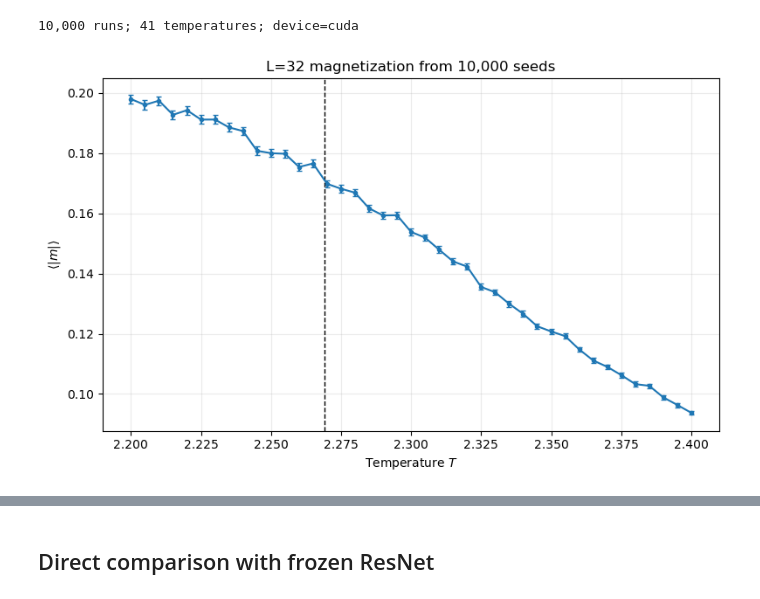
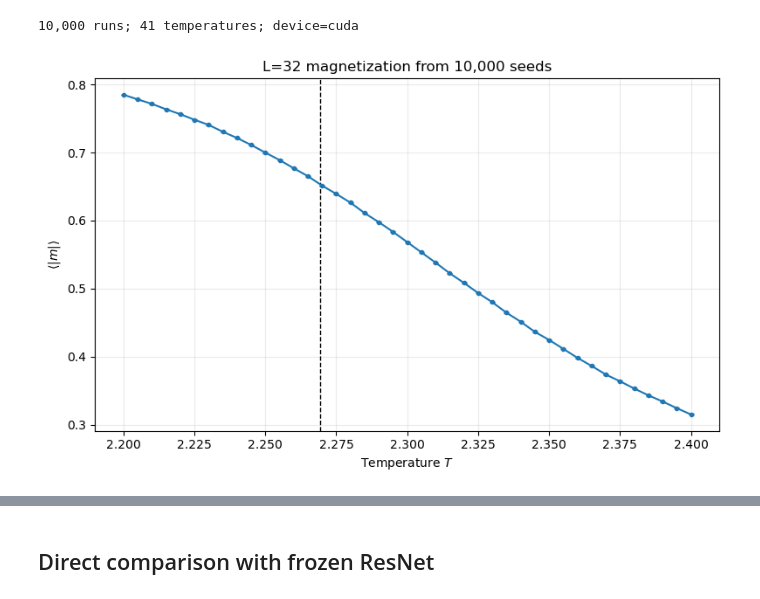
Before and after one commit to lledson425/Summer25, a Jupyter notebook: notebooks/ising/ising32_raw_pca_analysis.ipynb, the cells around one changed output, grey strips where cells are left out. Cells and saved outputs as stored; diff of their text form; code cells hidden in the pictures.

Commit message:
Fix L32 magnetization and clarify PC maps

```diff
--- a/notebooks/ising/ising32_raw_pca_analysis.ipynb
+++ b/notebooks/ising/ising32_raw_pca_analysis.ipynb
@@ -37,36 +37,54 @@ if not MEAN_SPINS_PATH.exists():
     mean_spins = np.lib.format.open_memmap(
         MEAN_SPINS_PATH, mode="w+", dtype=np.float16,
         shape=(N_RUNS, N_TEMPERATURES, L, L),
     )
     magnetization = np.lib.format.open_memmap(
         MAG_PATH, mode="w+", dtype=np.float32,
         shape=(N_RUNS, N_TEMPERATURES),
     )
     for run_index, run_dir in enumerate(runs):
         name = run_dir.name
         spins = np.loadtxt(run_dir / f"spinConfigs_{name}.txt", dtype=np.int8)
         spins = spins.reshape(N_TEMPERATURES, BINS_PER_TEMPERATURE, L, L)
         mean_spins[run_index] = spins.mean(axis=1)
         magnetization[run_index] = spins.mean(axis=(1, 2, 3), dtype=np.float64)
         if (run_index + 1) % 500 == 0:
             print(f"Reduced {run_index + 1:,}/{N_RUNS:,} runs")
     mean_spins.flush(); magnetization.flush()
 
 mean_spins = np.load(MEAN_SPINS_PATH, mmap_mode="r")
 magnetization = np.load(MAG_PATH, mmap_mode="r")
 assert mean_spins.shape == (N_RUNS, N_TEMPERATURES, L, L)
 
-mean_abs_m = np.abs(magnetization).mean(axis=0)
-sem_abs_m = np.abs(magnetization).std(axis=0, ddof=1) / np.sqrt(N_RUNS)
+ABS_MAG_PATH = OUTPUT_ROOT / "seed_temperature_absolute_magnetization.npy"
+if not ABS_MAG_PATH.exists():
+    absolute_magnetization = np.lib.format.open_memmap(
+        ABS_MAG_PATH, mode="w+", dtype=np.float32,
+        shape=(N_RUNS, N_TEMPERATURES),
+    )
+    for run_index, run_dir in enumerate(runs):
+        name = run_dir.name
+        spins = np.loadtxt(run_dir / f"spinConfigs_{name}.txt", dtype=np.int8)
+        spins = spins.reshape(N_TEMPERATURES, BINS_PER_TEMPERATURE, L, L)
+        configuration_m = spins.sum(axis=(2, 3), dtype=np.int32) / (L * L)
+        absolute_magnetization[run_index] = np.abs(configuration_m).mean(axis=1)
+        if (run_index + 1) % 500 == 0:
+            print(f"Recomputed |m| for {run_index + 1:,}/{N_RUNS:,} runs")
+    absolute_magnetization.flush()
+
+absolute_magnetization = np.load(ABS_MAG_PATH, mmap_mode="r")
+mean_abs_m = absolute_magnetization.mean(axis=0)
+sem_abs_m = absolute_magnetization.std(axis=0, ddof=1) / np.sqrt(N_RUNS)
+assert np.all((mean_abs_m >= 0) & (mean_abs_m <= 1))
 fig, ax = plt.subplots(figsize=(8, 5))
 ax.errorbar(TEMPERATURES, mean_abs_m, yerr=sem_abs_m, marker="o", ms=3, capsize=2)
 ax.axvline(TC, color="black", ls="--", lw=1)
 ax.set(xlabel="Temperature $T$", ylabel=r"$\langle |m|\rangle$", title="L=32 magnetization from 10,000 seeds")
 ax.grid(alpha=.25); fig.tight_layout()
 fig.savefig(OUTPUT_ROOT / "ising32_magnetization_zoom.png", dpi=250)
 plt.show()
 # %% [output]
-[figure, old version]
+[figure, new version]
 # %%
 def exact_pca(features, cache_name, batch_size=4096):
     cache = OUTPUT_ROOT / cache_name
```
Also changed, not shown: parts of 2 cells of this notebook, 1 other file.
